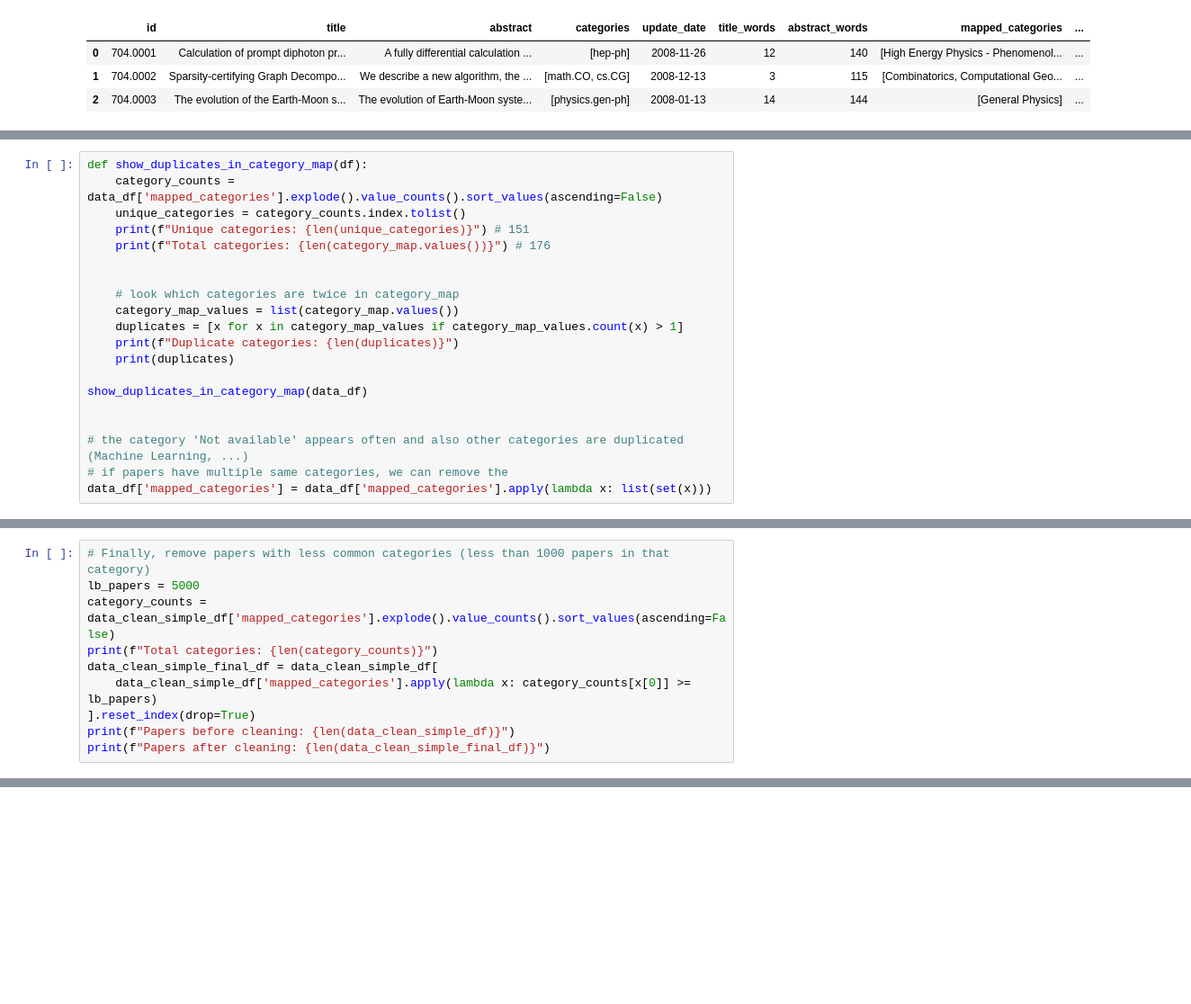
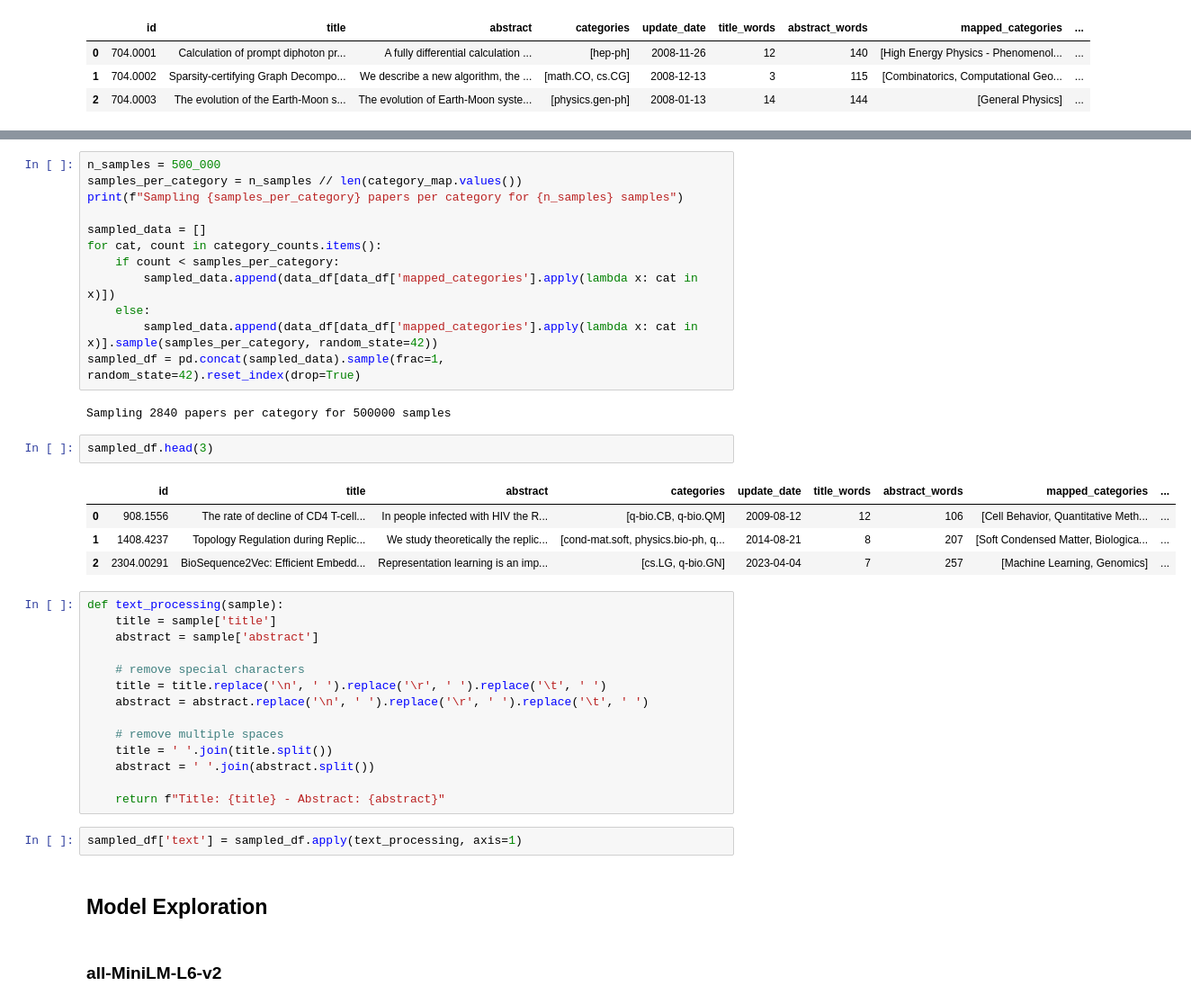
Before and after one commit to Gabriel9753/ArxivAbstractProject, a Jupyter notebook: src/eda.ipynb, the cells around one changed output, grey strips where cells are left out. Shown at 90% size. Drawn from its saved outputs; the diff is of its cells as text; blank space fills up the shorter version.

```diff
--- a/src/eda.ipynb
+++ b/src/eda.ipynb
@@ -260,20 +365,0 @@ Total categories: 151
-# %%
-def show_duplicates_in_category_map(df):
-    category_counts = data_df['mapped_categories'].explode().value_counts().sort_values(ascending=False)
-    unique_categories = category_counts.index.tolist()
-    print(f"Unique categories: {len(unique_categories)}") # 151
-    print(f"Total categories: {len(category_map.values())}") # 176
-
-
-    # look which categories are twice in category_map
-    category_map_values = list(category_map.values())
-    duplicates = [x for x in category_map_values if category_map_values.count(x) > 1]
-    print(f"Duplicate categories: {len(duplicates)}")
-    print(duplicates)
-
-show_duplicates_in_category_map(data_df)
-
-
-# the category 'Not available' appears often and also other categories are duplicated (Machine Learning, ...)
-# if papers have multiple same categories, we can remove the
-data_df['mapped_categories'] = data_df['mapped_categories'].apply(lambda x: list(set(x)))
@@ -414,10 +407,0 @@ plt.show()
-# %%
-# Finally, remove papers with less common categories (less than 1000 papers in that category)
-lb_papers = 5000
-category_counts = data_clean_simple_df['mapped_categories'].explode().value_counts().sort_values(ascending=False)
-print(f"Total categories: {len(category_counts)}")
-data_clean_simple_final_df = data_clean_simple_df[
-    data_clean_simple_df['mapped_categories'].apply(lambda x: category_counts[x[0]] >= lb_papers)
-].reset_index(drop=True)
-print(f"Papers before cleaning: {len(data_clean_simple_df)}")
-print(f"Papers after cleaning: {len(data_clean_simple_final_df)}")
@@ -438,0 +408,41 @@ Final classes: 24
+# %%
+n_samples = 500_000
+samples_per_category = n_samples // len(category_map.values())
+print(f"Sampling {samples_per_category} papers per category for {n_samples} samples")
+
+sampled_data = []
+for cat, count in category_counts.items():
+    if count < samples_per_category:
+        sampled_data.append(data_df[data_df['mapped_categories'].apply(lambda x: cat in x)])
+    else:
+        sampled_data.append(data_df[data_df['mapped_categories'].apply(lambda x: cat in x)].sample(samples_per_category, random_state=42))
+sampled_df = pd.concat(sampled_data).sample(frac=1, random_state=42).reset_index(drop=True)
+# %% [output]
+Sampling 2840 papers per category for 500000 samples
+# %%
+sampled_df.head(3)
+# %% [output]
+|  | id | title | abstract | categories | update_date | title_words | abstract_words | mapped_categories | ... |
+| 0 | 908.1556 | The rate of decline of CD4 T-cell... | In people infected with HIV the R... | [q-bio.CB, q-bio.QM] | 2009-08-12 | 12 | 106 | [Cell Behavior, Quantitative Meth... | ... |
+| 1 | 1408.4237 | Topology Regulation during Replic... | We study theoretically the replic... | [cond-mat.soft, physics.bio-ph, q... | 2014-08-21 | 8 | 207 | [Soft Condensed Matter, Biologica... | ... |
+| 2 | 2304.00291 | BioSequence2Vec: Efficient Embedd... | Representation learning is an imp... | [cs.LG, q-bio.GN] | 2023-04-04 | 7 | 257 | [Machine Learning, Genomics] | ... |
+# %%
+def text_processing(sample):
+    title = sample['title']
+    abstract = sample['abstract']
+
+    # remove special characters
+    title = title.replace('\n', ' ').replace('\r', ' ').replace('\t', ' ')
+    abstract = abstract.replace('\n', ' ').replace('\r', ' ').replace('\t', ' ')
+
+    # remove multiple spaces
+    title = ' '.join(title.split())
+    abstract = ' '.join(abstract.split())
+
+    return f"Title: {title} - Abstract: {abstract}"
+# %%
+sampled_df['text'] = sampled_df.apply(text_processing, axis=1)
+# %% [markdown]
+## Model Exploration
+# %% [markdown]
+### all-MiniLM-L6-v2
```
Also changed, not shown: parts of 38 cells of this notebook, 10 other files.
